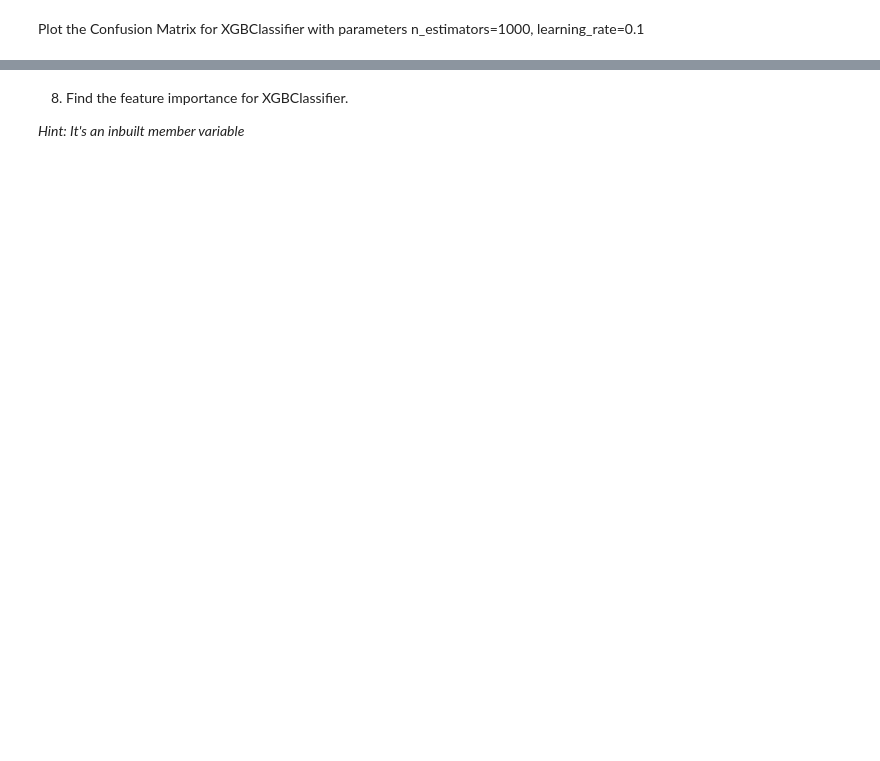
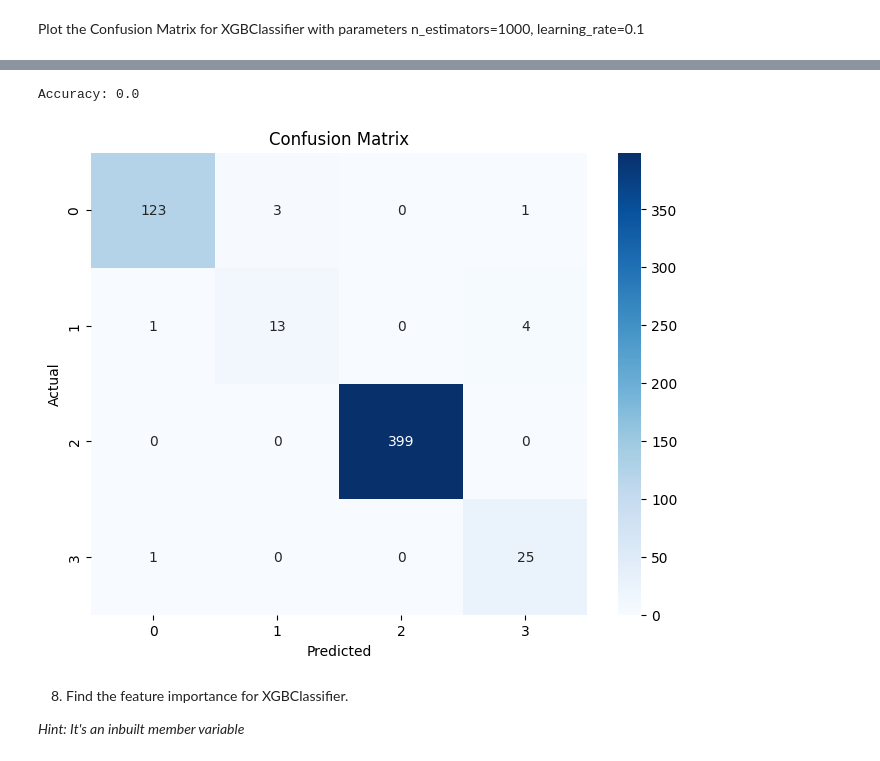
Before and after one commit to nisha1365/IIT-Summer-2023, a Jupyter notebook: SA2023_W4.ipynb, the cells around one changed output, grey strips where cells are left out. Drawn from its saved outputs; the diff is of its cells as text; code cells hidden in the pictures; blank space fills up the shorter version.

```diff
--- a/SA2023_W4.ipynb
+++ b/SA2023_W4.ipynb
@@ -181,3 +305,7 @@ Use XGBClassifier with n_estimators=1000 and learning_rate=0.01
+# %%
+from sklearn.preprocessing import LabelEncoder
+le = LabelEncoder()
+y_test = le.fit_transform(y_test)
 # %%
 # XGBClassifier
 #YOUR CODE HERE
@@ -196,2 +337,8 @@ Now, heres a task for you. Try XGBRFClassifier on your own.
 # %% [markdown]
 Plot the Confusion Matrix for XGBClassifier with parameters n_estimators=1000, learning_rate=0.1
+# %%
+# Create an XGBClassifier
+xgb_classifier = XGBClassifier(n_estimators=1000, learning_rate=0.1)
+# %%
+# Train the classifier
+xgb_classifier.fit(X_train, y_train)
@@ -198,6 +357,27 @@ Plot the Confusion Matrix for XGBClassifier with parameters n_estimators=1000, l
+# %%
+# Make predictions on the test set
+y_pred = xgb_classifier.predict(X_test)
+# %%
+accuracy = accuracy_score(y_test, y_pred)
+print("Accuracy:", accuracy)
+# %% [output]
+Accuracy: 0.0
 # %%
 # Cell to plot Confusion Matrix
 #YOUR CODE HERE
+# %%
+# Create confusion matrix
+cm = confusion_matrix(y_test, y_pred)
+
+# Plot confusion matrix
+plt.figure(figsize=(8, 6))
+sns.heatmap(cm, annot=True, fmt="d", cmap="Blues")
+plt.title("Confusion Matrix")
+plt.xlabel("Predicted")
+plt.ylabel("Actual")
+plt.show()
+# %% [output]
+[figure, added]
 # %% [markdown]
 8. Find the feature importance for XGBClassifier.
 
```
Also changed, not shown: parts of 37 cells of this notebook.
